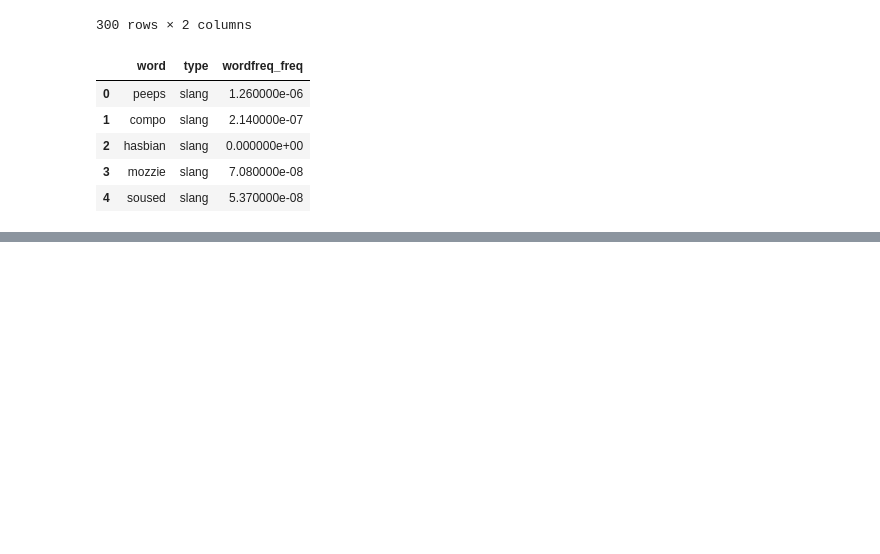
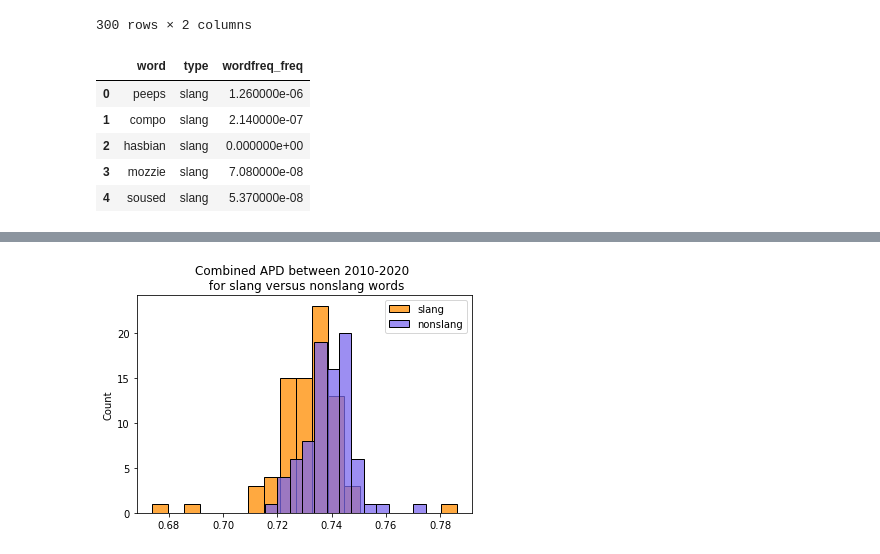
Before and after one commit to opedal/slangvolution, a Jupyter notebook: Word sampling.ipynb, the cells around one changed output, grey strips where cells are left out. Cells and saved outputs as stored; diff of their text form; code cells hidden in the pictures; blank space fills up the shorter version.

Commit message:
ran representations and change scores

```diff
--- a/Word sampling.ipynb
+++ b/Word sampling.ipynb
@@ -302,0 +339,16 @@ all_words.to_csv("word-lists/all_words_300.csv")
+# %%
+import pandas as pd
+import seaborn as sns
+import matplotlib.pyplot as plt
+#from mlxtend.evaluate import permutation_test
+
+
+all_words_df = pd.read_csv("word-lists/all_words_300_change_scores.csv")
+slang_APD = list(all_words_df[all_words_df.type == "slang"].combined_APD)
+nonslang_APD = list(all_words_df[all_words_df.type == "nonslang"].combined_APD)
+
+#p_value_mlxtend = permutation_test(slang_APD, nonslang_APD,
+#                           method='approximate',
+#                           num_rounds=10000,
+#                           seed=0)
+#print("p val from mlxtend=",p_value_mlxtend)
@@ -302,0 +375,8 @@ all_words.to_csv("word-lists/all_words_300.csv")
+# %%
+sns.histplot(slang_APD, color='darkorange', label='slang')
+sns.histplot(nonslang_APD, color='mediumslateblue', label='nonslang')
+plt.legend()
+plt.title("Combined APD between 2010-2020 \n for slang versus nonslang words")
+plt.show()
+# %% [output]
+[figure, added]
```
Also changed, not shown: parts of 10 cells of this notebook, 6 other files.
